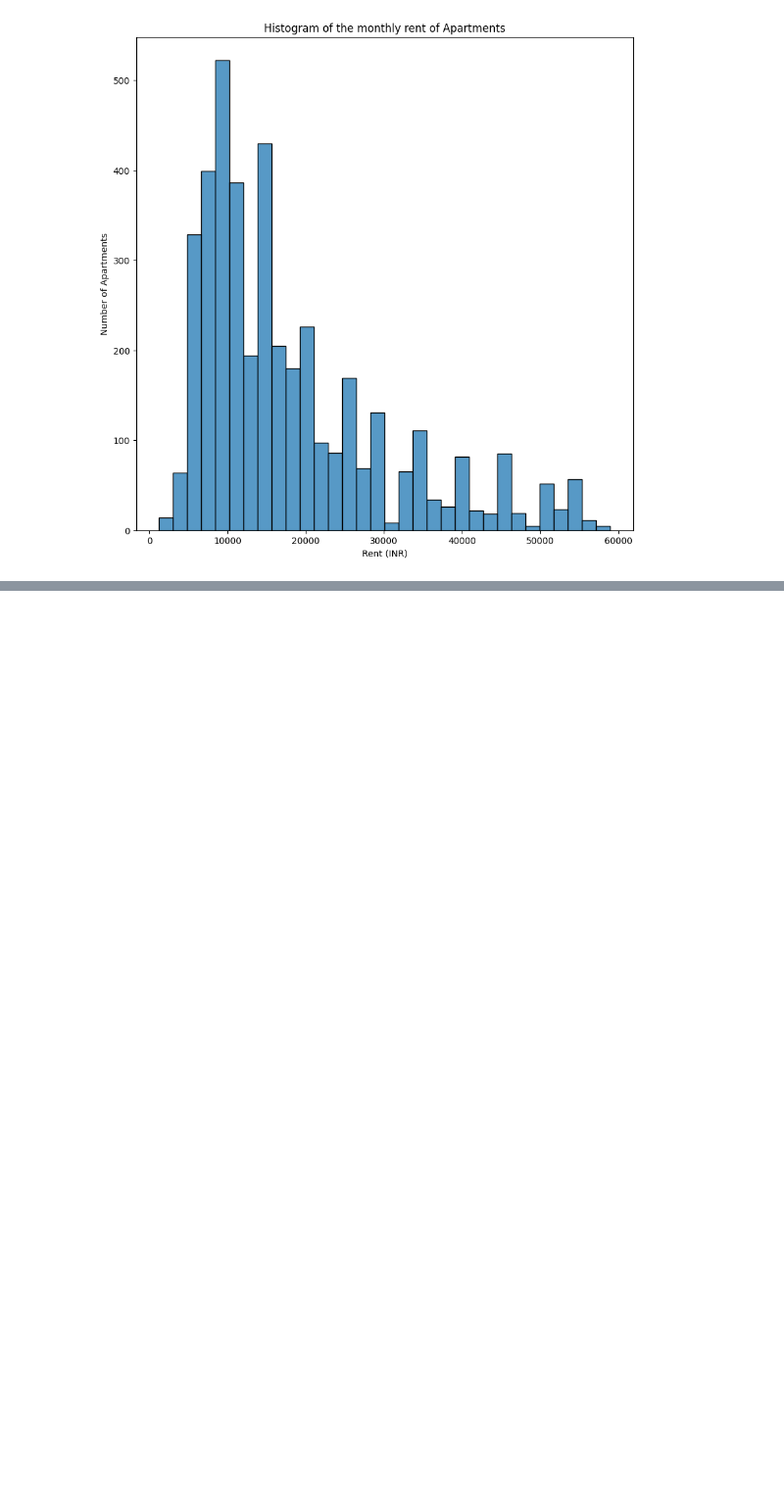
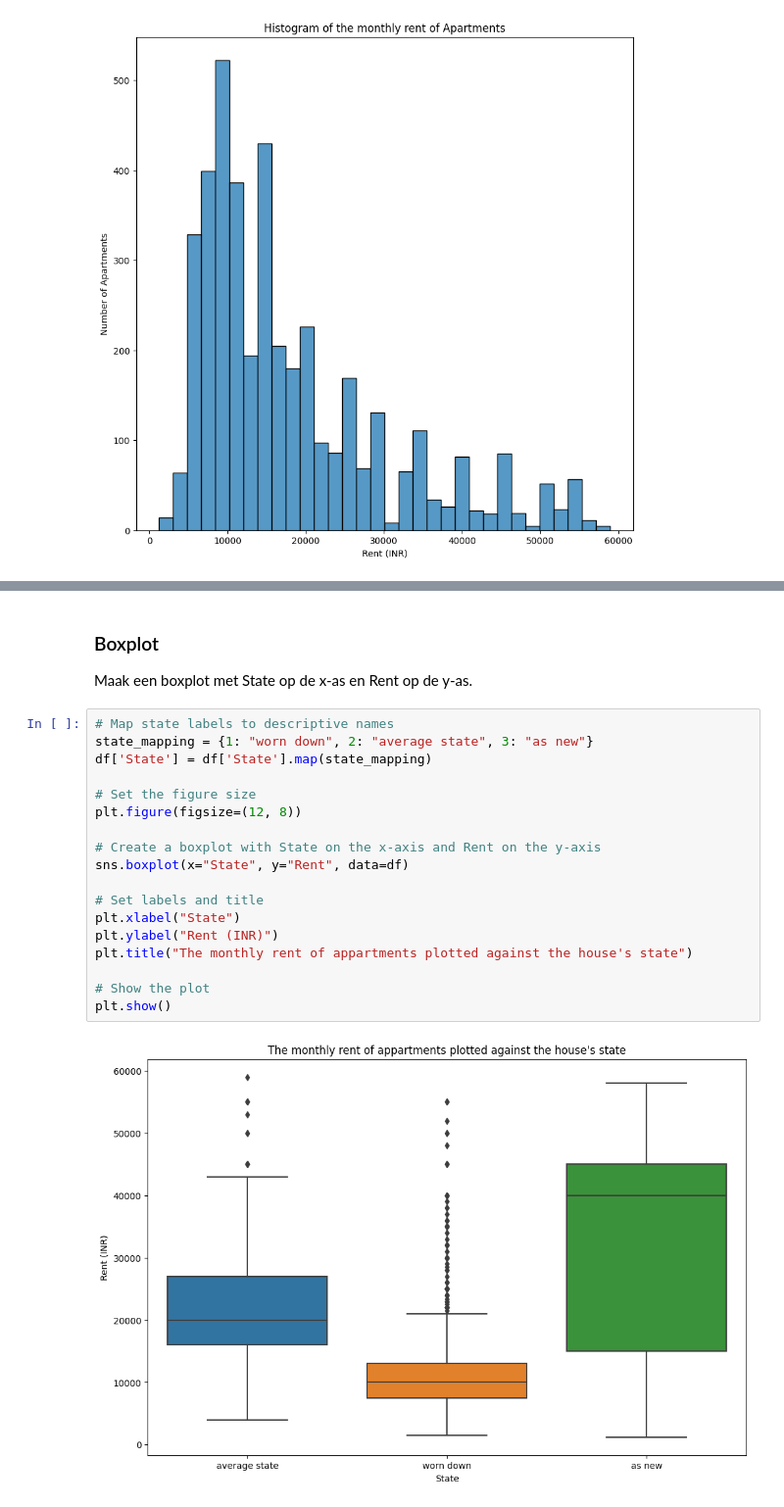
Before and after one commit to Karem1986/Let-s-Data_Transformeren_Analyseren, a Jupyter notebook: rent.ipynb, the cells around one changed output, grey strips where cells are left out. Shown at 98% size. Drawn from its saved outputs; the diff is of its cells as text; blank space fills up the shorter version.

```diff
--- a/rent.ipynb
+++ b/rent.ipynb
@@ -103,0 +163,24 @@ plt.show()
+# %% [markdown]
+### Boxplot
+
+Maak een boxplot met State op de x-as en Rent op de y-as.
+# %%
+# Map state labels to descriptive names
+state_mapping = {1: "worn down", 2: "average state", 3: "as new"}
+df['State'] = df['State'].map(state_mapping)
+
+# Set the figure size
+plt.figure(figsize=(12, 8))
+
+# Create a boxplot with State on the x-axis and Rent on the y-axis
+sns.boxplot(x="State", y="Rent", data=df)
+
+# Set labels and title
+plt.xlabel("State")
+plt.ylabel("Rent (INR)")
+plt.title("The monthly rent of appartments plotted against the house's state")
+
+# Show the plot
+plt.show()
+# %% [output]
+[figure, added]
```
Also changed, not shown: parts of 18 cells of this notebook.
